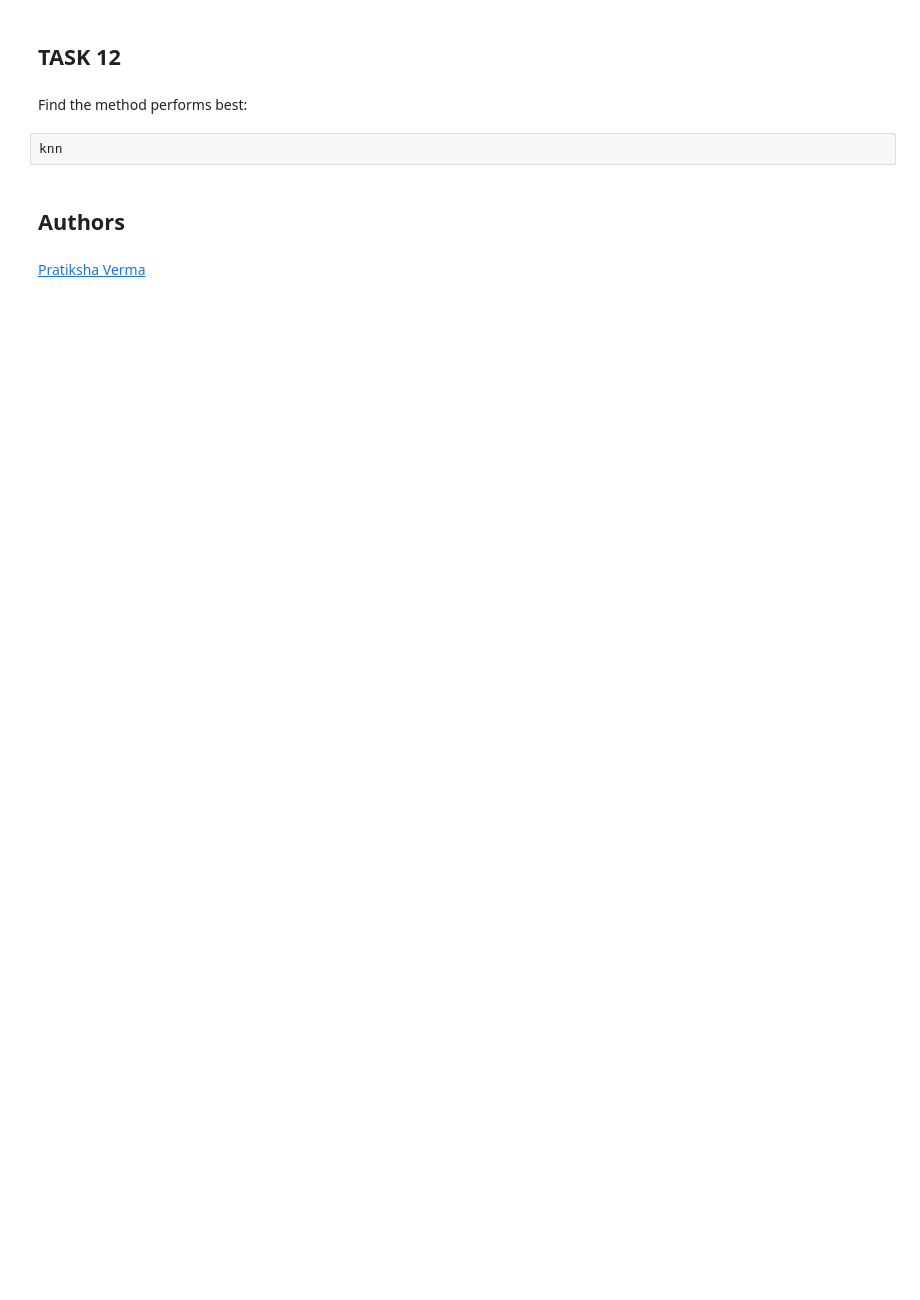
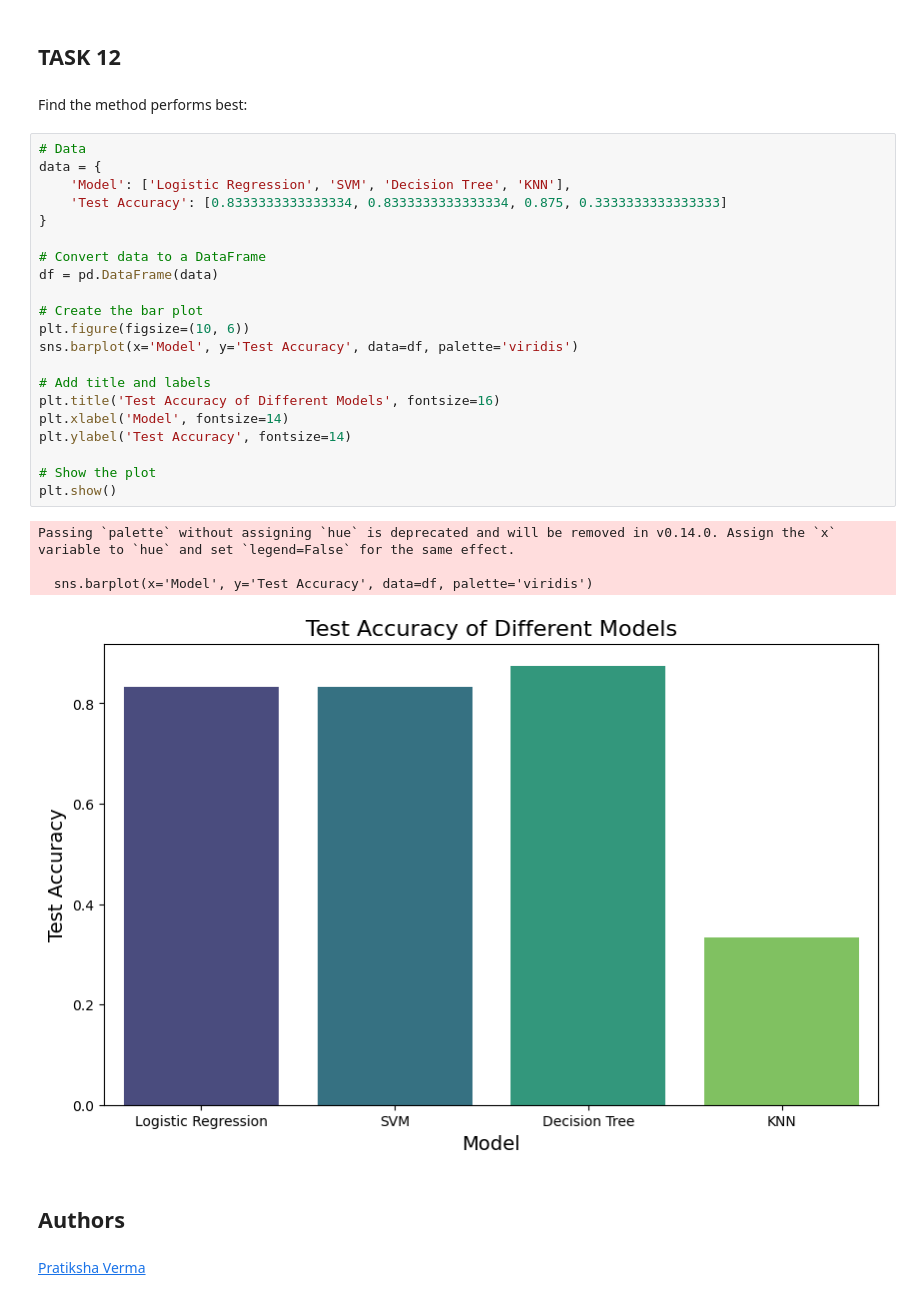
Before and after one commit to xfynqx/ass10repo, a Jupyter notebook: SpaceX_Machine Learning Prediction_Part_5.ipynb, the cells around one changed output. Cells and saved outputs as stored; diff of their text form; blank space fills up the shorter version.

```diff
--- a/SpaceX_Machine Learning Prediction_Part_5.ipynb
+++ b/SpaceX_Machine Learning Prediction_Part_5.ipynb
@@ -358,8 +385,32 @@ plot_confusion_matrix(Y_test,yhat)
 ## TASK  12
 # %% [markdown]
 Find the method performs best:
-# %%
-knn
+# %%
+# Data
+data = {
+    'Model': ['Logistic Regression', 'SVM', 'Decision Tree', 'KNN'],
+    'Test Accuracy': [0.8333333333333334, 0.8333333333333334, 0.875, 0.3333333333333333]
+}
+
+# Convert data to a DataFrame
+df = pd.DataFrame(data)
+
+# Create the bar plot
+plt.figure(figsize=(10, 6))
+sns.barplot(x='Model', y='Test Accuracy', data=df, palette='viridis')
+
+# Add title and labels
+plt.title('Test Accuracy of Different Models', fontsize=16)
+plt.xlabel('Model', fontsize=14)
+plt.ylabel('Test Accuracy', fontsize=14)
+
+# Show the plot
+plt.show()
+# %% [output]
+Passing `palette` without assigning `hue` is deprecated and will be removed in v0.14.0. Assign the `x` variable to `hue` and set `legend=False` for the same effect.
+
+  sns.barplot(x='Model', y='Test Accuracy', data=df, palette='viridis')
+[figure, added]
 # %% [markdown]
 ## Authors
 # %% [markdown]
```
Also changed, not shown: parts of 21 cells of this notebook.
